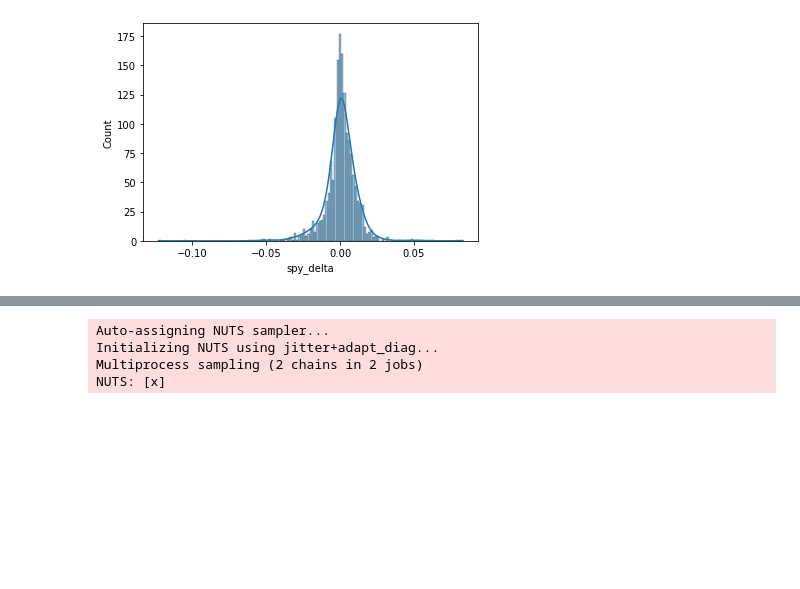
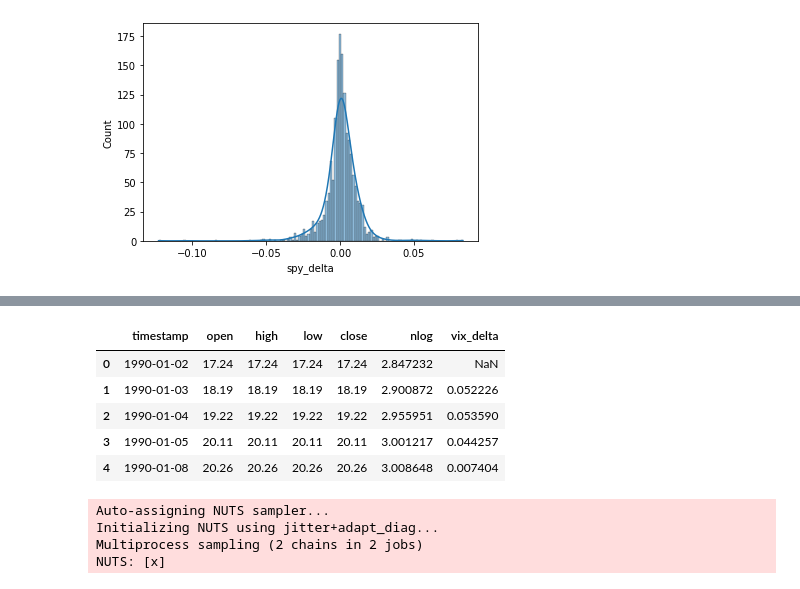
Before and after one commit to JoeHGeoghegan/VIX_Timing_The_Market, a Jupyter notebook: Notebooks/Laramie.ipynb, the cells around one changed output, grey strips where cells are left out. Saved outputs shown, nothing was run; the diff lists cells and outputs as text; code cells hidden in the pictures; blank space fills up the shorter version.

```diff
--- a/Notebooks/Laramie.ipynb
+++ b/Notebooks/Laramie.ipynb
@@ -221,3 +234,13 @@ fig =sns.histplot( spy_df['spy_delta'],
+# %%
+vix_df['vix_delta'].describe()
+vix_df.head()
+# %% [output]
+|  | timestamp | open | high | low | close | nlog | vix_delta |
+| 0 | 1990-01-02 | 17.24 | 17.24 | 17.24 | 17.24 | 2.847232 | NaN |
+| 1 | 1990-01-03 | 18.19 | 18.19 | 18.19 | 18.19 | 2.900872 | 0.052226 |
+| 2 | 1990-01-04 | 19.22 | 19.22 | 19.22 | 19.22 | 2.955951 | 0.053590 |
+| 3 | 1990-01-05 | 20.11 | 20.11 | 20.11 | 20.11 | 3.001217 | 0.044257 |
+| 4 | 1990-01-08 | 20.26 | 20.26 | 20.26 | 20.26 | 3.008648 | 0.007404 |
 # %%
 mu = vix_df['close'].mean()
 sigma = vix_df['close'].std()
```
Also changed, not shown: parts of 17 cells of this notebook.
